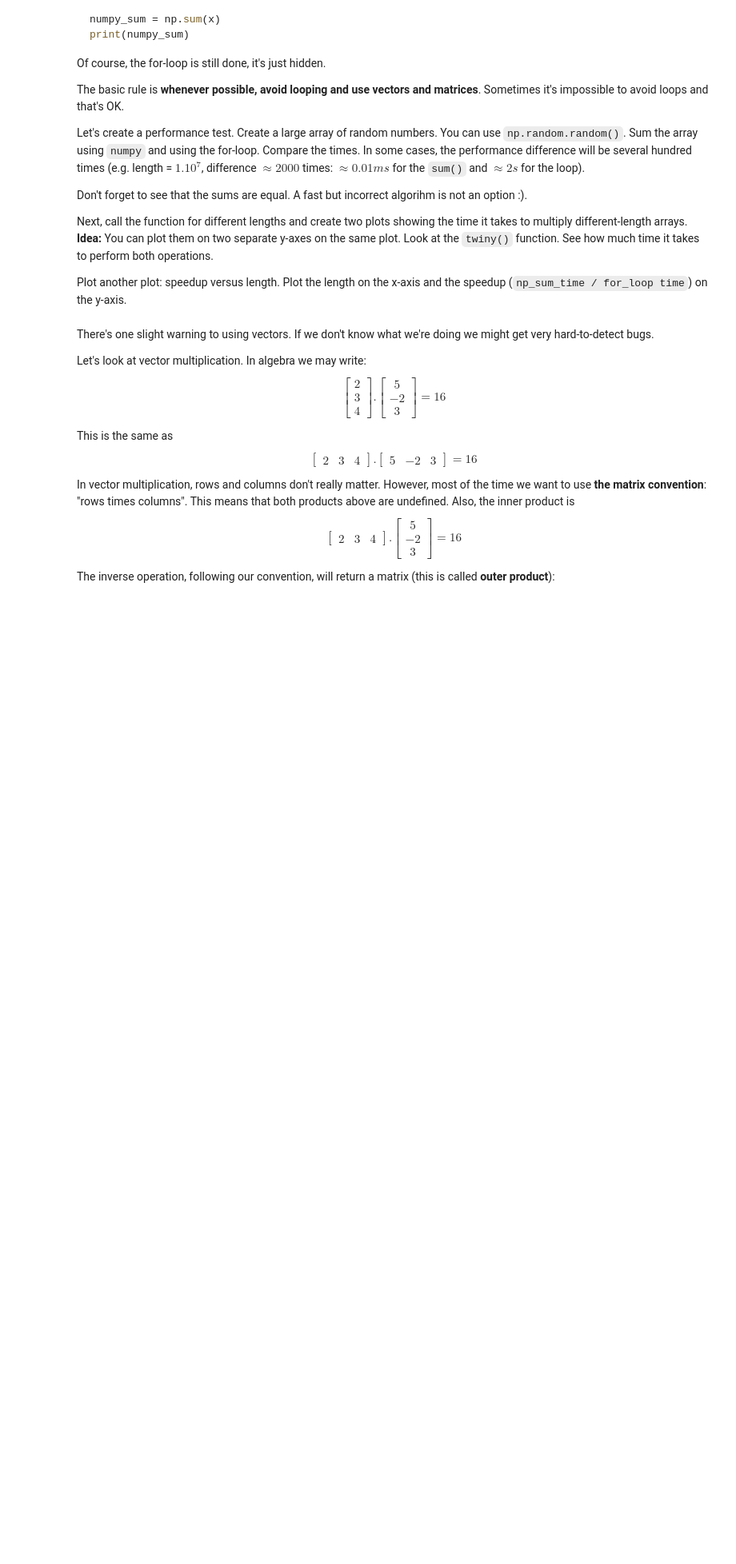
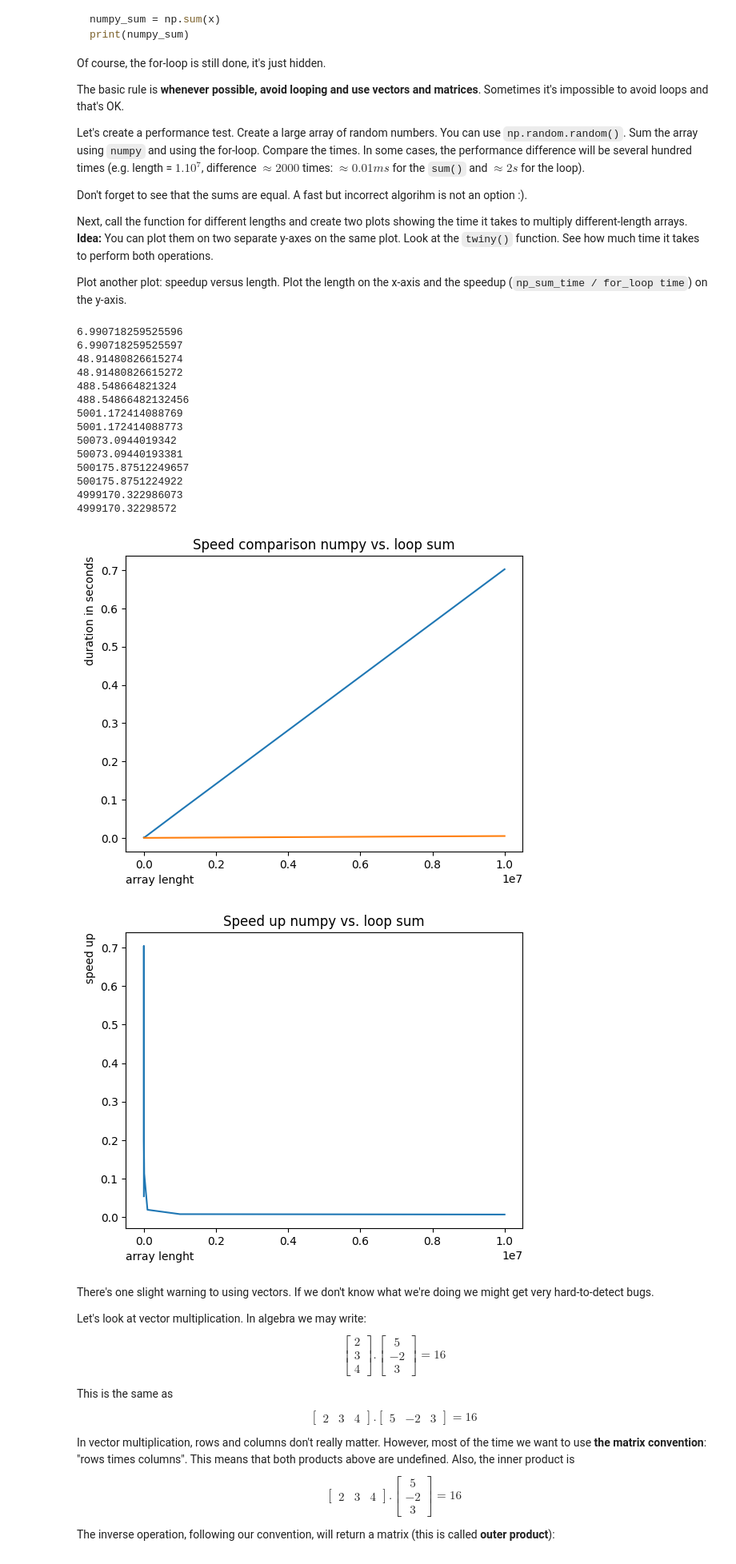
Before and after one commit to mi6oo6im/ml_math_for_devs, a Jupyter notebook: 06. Exercise LA/Linear Algebra Exercise.ipynb, the cells around one changed output. Shown at 80% size. Cells and saved outputs as stored; diff of their text form; code cells hidden in the pictures; blank space fills up the shorter version.

```diff
--- a/06. Exercise LA/Linear Algebra Exercise.ipynb
+++ b/06. Exercise LA/Linear Algebra Exercise.ipynb
@@ -165,3 +163,71 @@ Plot another plot: speedup versus length. Plot the length on the x-axis and the
+# %%
+# loop sum
+def sum_loop(num_arr):
+    num_sum = 0
+    for x in num_arr:
+        num_sum += x
+
+    return num_sum
+# %%
+# numpy sum
+def sum_numpy(num_arr):
+    numpy_sum = np.sum(num_arr)
+    return numpy_sum
+# %%
+# generate random array
+def random_arr_generator(arr_length):
+    num_arr = np.random.random(size=arr_length)
+    return num_arr
+# %%
+test_arr = [10, 100, 1000, 10_000, 100_000, 1_000_000, 10_000_000]
+
+t_loop = []
+t_numpy = []
+for num in test_arr:
+    num_arr = random_arr_generator(num)
+
+    start_time_loop = time.time()
+    print(sum_loop(num_arr))
+    end_time_loop = time.time()
+    duration_loop = end_time_loop - start_time_loop
+    t_loop.append(duration_loop)
+
+    start_time_numpy = time.time()
+    print(sum_numpy(num_arr))
+    end_time_numpy = time.time()
+    duration_numpy = end_time_numpy - start_time_numpy
+    t_numpy.append(duration_numpy)
+
+plt.plot(test_arr, t_loop)
+plt.plot(test_arr, t_numpy)
+plt.xlabel('array lenght', loc = 'left')
+plt.ylabel('duration in seconds', loc = 'top')
+plt.title(f'Speed comparison numpy vs. loop sum')
+plt.show()
+
+speed_up = np.array(t_numpy) / np.array(t_loop)
+plt.plot(test_arr, speed_up)
+plt.xlabel('array lenght', loc = 'left')
+plt.ylabel('speed up', loc = 'top')
+plt.title(f'Speed up numpy vs. loop sum')
+plt.show()
+# %% [output]
+6.990718259525596
+6.990718259525597
+48.91480826615274
+48.91480826615272
+488.548664821324
+488.54866482132456
+5001.172414088769
+5001.172414088773
+50073.0944019342
+50073.09440193381
+500175.87512249657
+500175.8751224922
+4999170.322986073
+4999170.32298572
+[figure, added]
+[figure, added]
 # %% [markdown]
 There's one slight warning to using vectors. If we don't know what we're doing we might get very hard-to-detect bugs.
 
```
Also changed, not shown: parts of 4 cells of this notebook.
